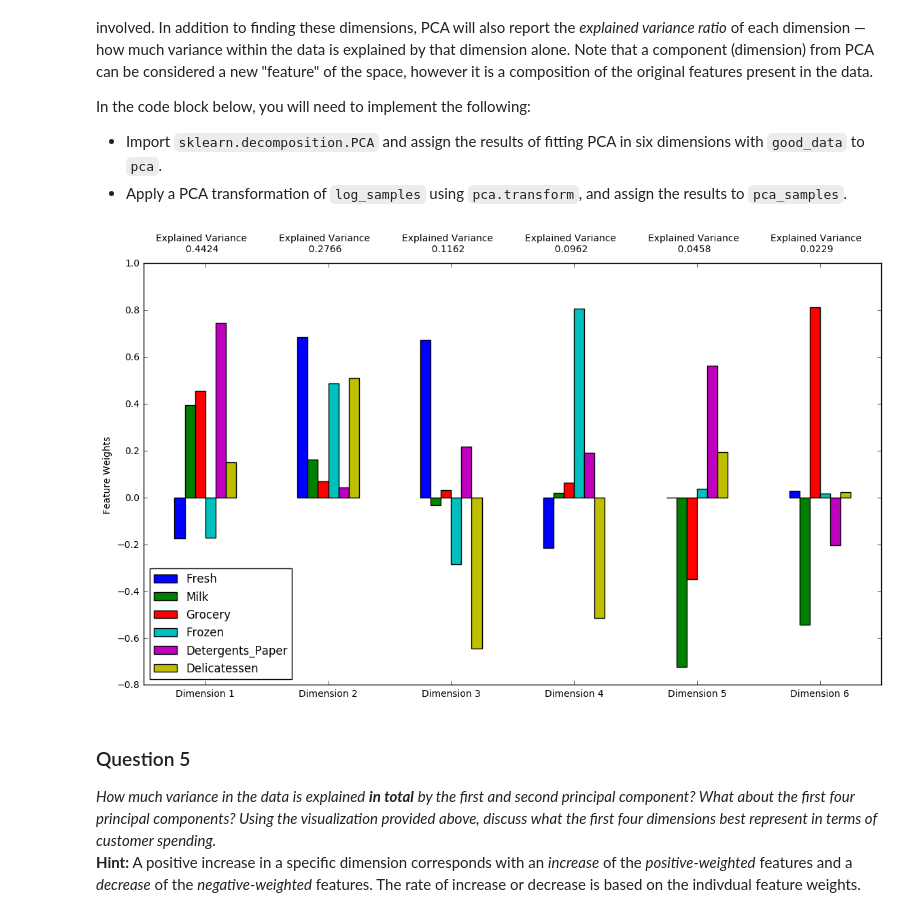
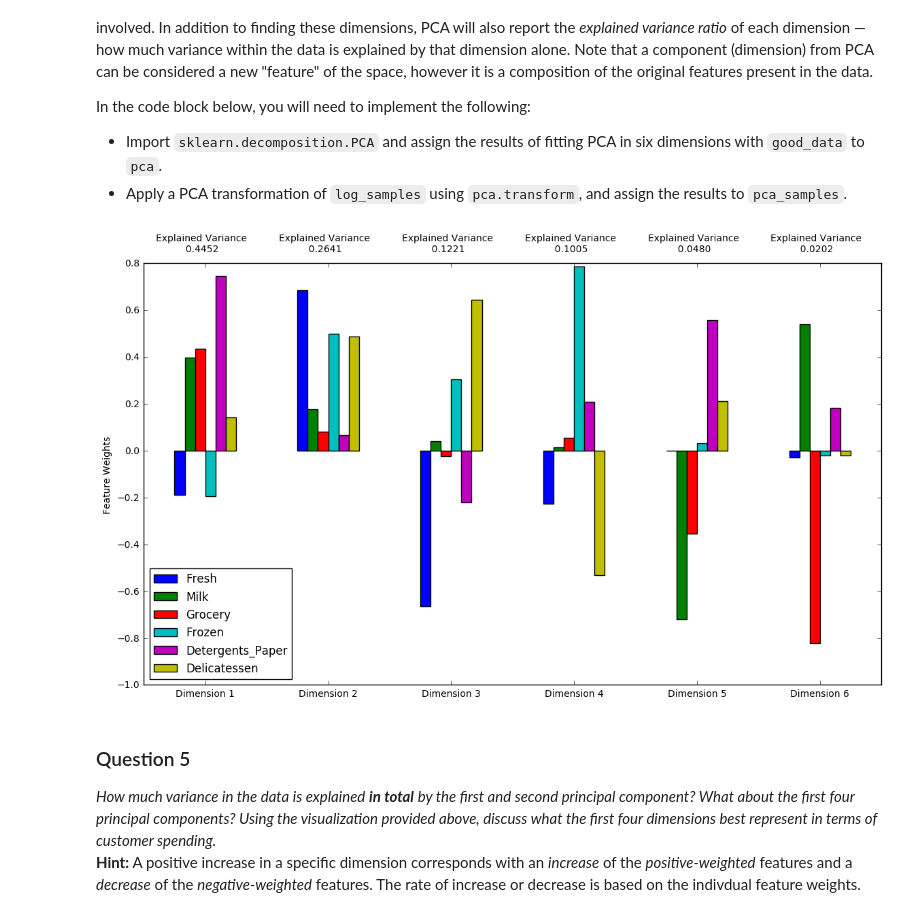
Before and after one commit to Rob-M-F/Customer_Segments, a Jupyter notebook: customer_segments.ipynb, the cells around one changed output. Cells and saved outputs as stored; diff of their text form; code cells hidden in the pictures.

```diff
--- a/customer_segments.ipynb
+++ b/customer_segments.ipynb
@@ -192,7 +192,6 @@ In the code block below, you will need to implement the following:
 Once you have performed this implementation, the dataset will be stored in the variable `good_data`.
 # %%
 # For each feature find the data points with extreme high or low values
-outLen = 0
 for feature in log_data.keys():
 
     # TODO: Calculate Q1 (25th percentile of the data) for the given feature
@@ -205,15 +204,12 @@ for feature in log_data.keys():
     step = (Q3-Q1)*1.5
 
     # Display the outliers
-    #outLen += len(log_data[(log_data[feature] > Q3 + step)].index)
-    outLen += len(log_data[~((log_data[feature] >= Q1 - step) & (log_data[feature] <= Q3 + step))].index)
-    #print "Data points considered outliers for the feature '{}'(Q1 {:.2f}, Q3 {:.2f}, IQR {:.2f}, Count {}):".format(feature, Q1, Q3, step, outLen)
     print "Data points considered outliers for the feature '{}':".format(feature)
-    #display(log_data[(log_data[feature] > Q3 + step)])
     display(log_data[~((log_data[feature] >= Q1 - step) & (log_data[feature] <= Q3 + step))])
 
 # OPTIONAL: Select the indices for data points you wish to remove
-outliers  = []
+outliers  = [154, 66, 128, 75]
+outliers  = [154, 66, 128, 75]
 
 # Remove the outliers, if any were specified
 good_data = log_data.drop(log_data.index[outliers]).reset_index(drop = True)
@@ -299,15 +301,16 @@ In the code block below, you will need to implement the following:
 # %%
 from sklearn.decomposition import PCA
 # TODO: Apply PCA by fitting the good data with the same number of dimensions as features
 pca = PCA(n_components=6)
+pca.fit(good_data)
 
 # TODO: Transform log_samples using the PCA fit above
-pca_samples = pca.fit_transform(good_data)
+pca_samples = pca.transform(log_samples)
 
 # Generate PCA results plot
 pca_results = vs.pca_results(good_data, pca)
 # %% [output]
-[figure, old version]
+[figure, new version]
 # %% [markdown]
 ### Question 5
 *How much variance in the data is explained* ***in total*** *by the first and second principal component? What about the first four principal components? Using the visualization provided above, discuss what the first four dimensions best represent in terms of customer spending.*
```
Also changed, not shown: parts of 23 cells of this notebook, 1 other file.
